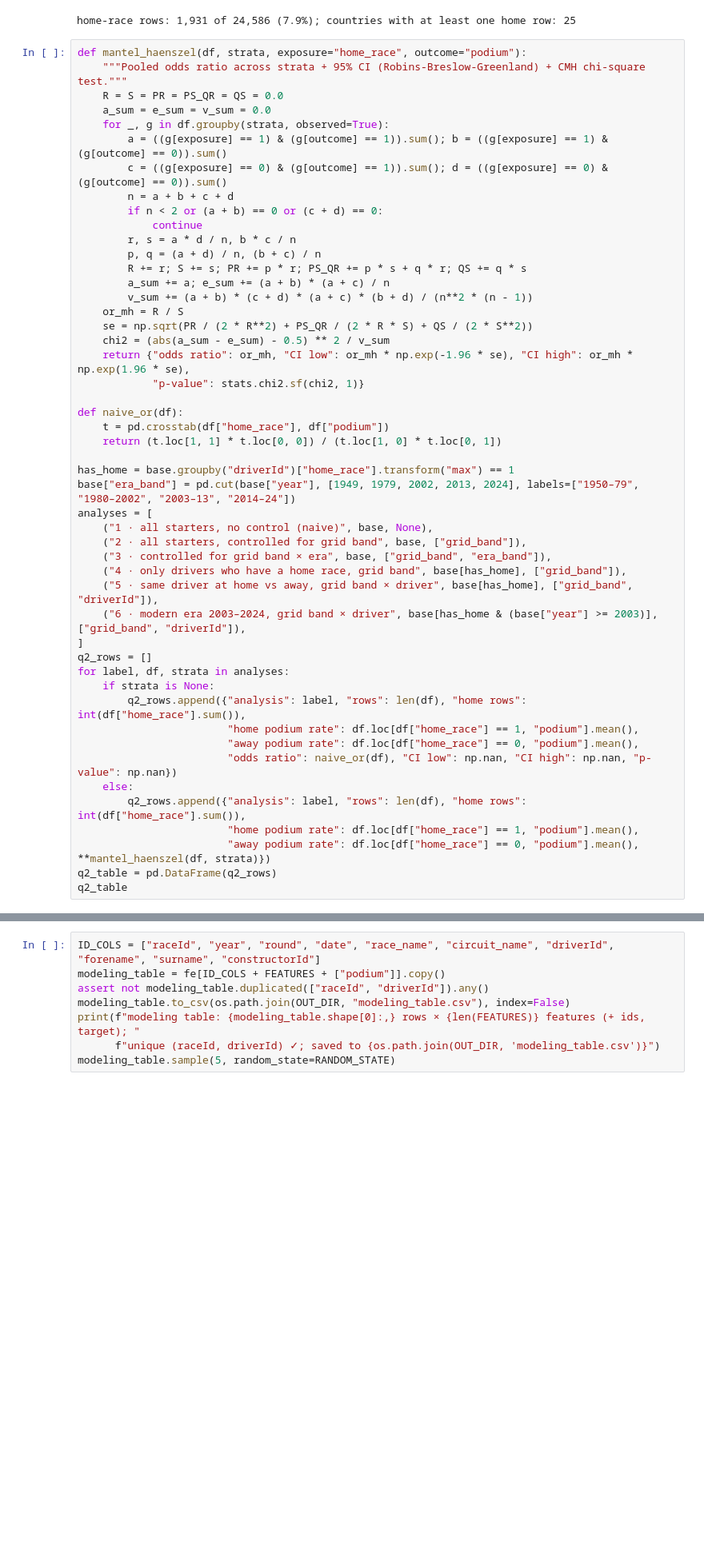
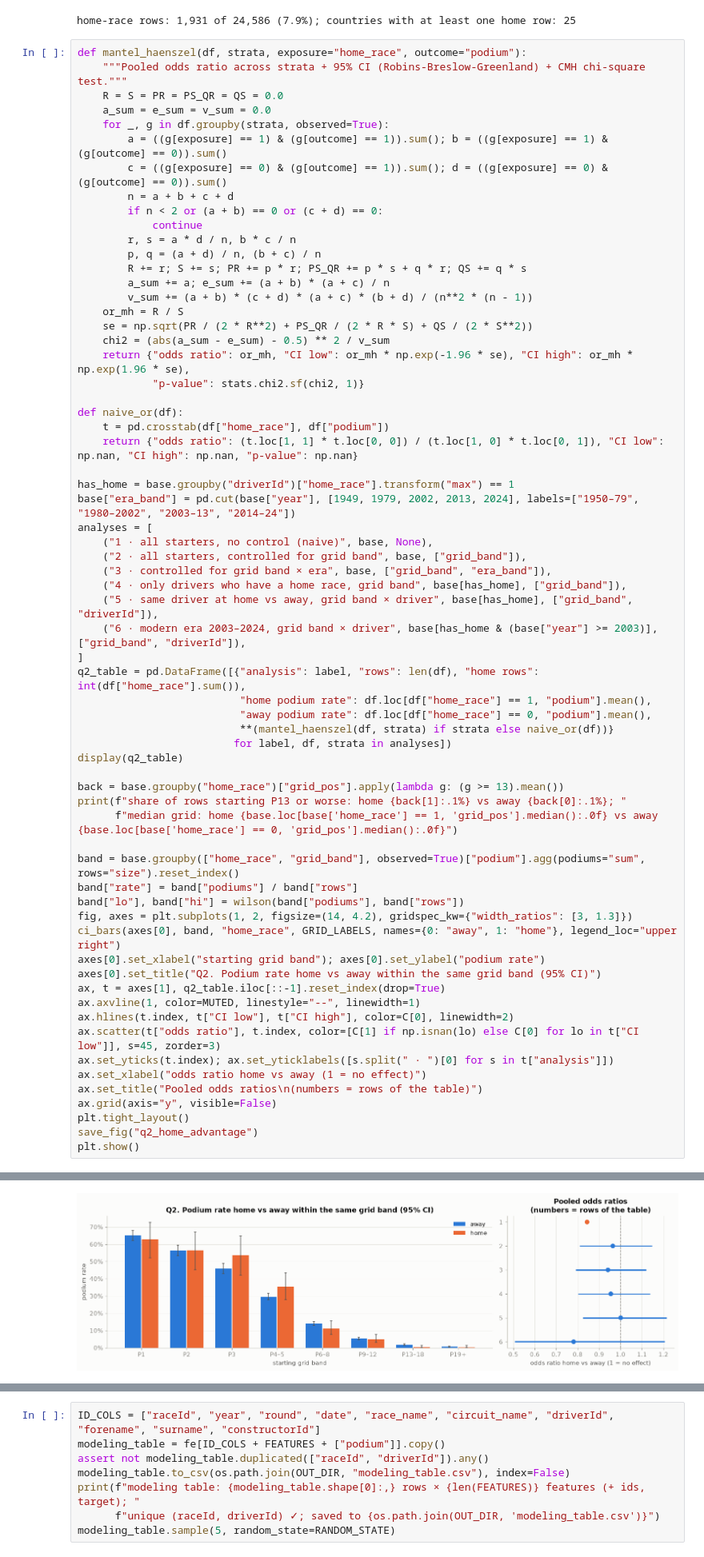
Before and after one commit to Mabrouukk/f1-podium-prediction, a Jupyter notebook: notebooks/f1_podium_prediction.ipynb, the cells around one changed output, grey strips where cells are left out. Shown at 80% size. Cells and saved outputs as stored; diff of their text form; blank space fills up the shorter version.

```diff
--- a/notebooks/f1_podium_prediction.ipynb
+++ b/notebooks/f1_podium_prediction.ipynb
@@ -1134,7 +1110,7 @@ def mantel_haenszel(df, strata, exposure="home_race", outcome="podium"):
 
 def naive_or(df):
     t = pd.crosstab(df["home_race"], df["podium"])
-    return (t.loc[1, 1] * t.loc[0, 0]) / (t.loc[1, 0] * t.loc[0, 1])
+    return {"odds ratio": (t.loc[1, 1] * t.loc[0, 0]) / (t.loc[1, 0] * t.loc[0, 1]), "CI low": np.nan, "CI high": np.nan, "p-value": np.nan}
 
 has_home = base.groupby("driverId")["home_race"].transform("max") == 1
 base["era_band"] = pd.cut(base["year"], [1949, 1979, 2002, 2013, 2024], labels=["1950–79", "1980–2002", "2003–13", "2014–24"])
@@ -1146,19 +1122,35 @@ analyses = [
     ("5 · same driver at home vs away, grid band × driver", base[has_home], ["grid_band", "driverId"]),
     ("6 · modern era 2003–2024, grid band × driver", base[has_home & (base["year"] >= 2003)], ["grid_band", "driverId"]),
 ]
-q2_rows = []
-for label, df, strata in analyses:
-    if strata is None:
-        q2_rows.append({"analysis": label, "rows": len(df), "home rows": int(df["home_race"].sum()),
-                        "home podium rate": df.loc[df["home_race"] == 1, "podium"].mean(),
-                        "away podium rate": df.loc[df["home_race"] == 0, "podium"].mean(),
-                        "odds ratio": naive_or(df), "CI low": np.nan, "CI high": np.nan, "p-value": np.nan})
-    else:
-        q2_rows.append({"analysis": label, "rows": len(df), "home rows": int(df["home_race"].sum()),
-                        "home podium rate": df.loc[df["home_race"] == 1, "podium"].mean(),
-                        "away podium rate": df.loc[df["home_race"] == 0, "podium"].mean(), **mantel_haenszel(df, strata)})
-q2_table = pd.DataFrame(q2_rows)
-q2_table
+q2_table = pd.DataFrame([{"analysis": label, "rows": len(df), "home rows": int(df["home_race"].sum()),
+                          "home podium rate": df.loc[df["home_race"] == 1, "podium"].mean(),
+                          "away podium rate": df.loc[df["home_race"] == 0, "podium"].mean(),
+                          **(mantel_haenszel(df, strata) if strata else naive_or(df))}
+                         for label, df, strata in analyses])
+display(q2_table)
+
+back = base.groupby("home_race")["grid_pos"].apply(lambda g: (g >= 13).mean())
+print(f"share of rows starting P13 or worse: home {back[1]:.1%} vs away {back[0]:.1%}; "
+      f"median grid: home {base.loc[base['home_race'] == 1, 'grid_pos'].median():.0f} vs away {base.loc[base['home_race'] == 0, 'grid_pos'].median():.0f}")
+
+band = base.groupby(["home_race", "grid_band"], observed=True)["podium"].agg(podiums="sum", rows="size").reset_index()
+band["rate"] = band["podiums"] / band["rows"]
+band["lo"], band["hi"] = wilson(band["podiums"], band["rows"])
+fig, axes = plt.subplots(1, 2, figsize=(14, 4.2), gridspec_kw={"width_ratios": [3, 1.3]})
+ci_bars(axes[0], band, "home_race", GRID_LABELS, names={0: "away", 1: "home"}, legend_loc="upper right")
+axes[0].set_xlabel("starting grid band"); axes[0].set_ylabel("podium rate")
+axes[0].set_title("Q2. Podium rate home vs away within the same grid band (95% CI)")
+ax, t = axes[1], q2_table.iloc[::-1].reset_index(drop=True)
+ax.axvline(1, color=MUTED, linestyle="--", linewidth=1)
+ax.hlines(t.index, t["CI low"], t["CI high"], color=C[0], linewidth=2)
+ax.scatter(t["odds ratio"], t.index, color=[C[1] if np.isnan(lo) else C[0] for lo in t["CI low"]], s=45, zorder=3)
+ax.set_yticks(t.index); ax.set_yticklabels([s.split(" · ")[0] for s in t["analysis"]])
+ax.set_xlabel("odds ratio home vs away (1 = no effect)")
+ax.set_title("Pooled odds ratios\n(numbers = rows of the table)")
+ax.grid(axis="y", visible=False)
+plt.tight_layout()
+save_fig("q2_home_advantage")
+plt.show()
 # %% [output]
 |  | analysis | rows | home rows | home podium rate | away podium rate | odds ratio | CI low | CI high | ... |
 | 0 | 1 · all starters, no control (naive) | 24586 | 1931 | 0.1191 | 0.1381 | 0.8438 | NaN | NaN | ... |
@@ -1169,0 +1163 @@ q2_table
+[figure, added]
```
Also changed, not shown: parts of 147 cells of this notebook, 8 other files.
